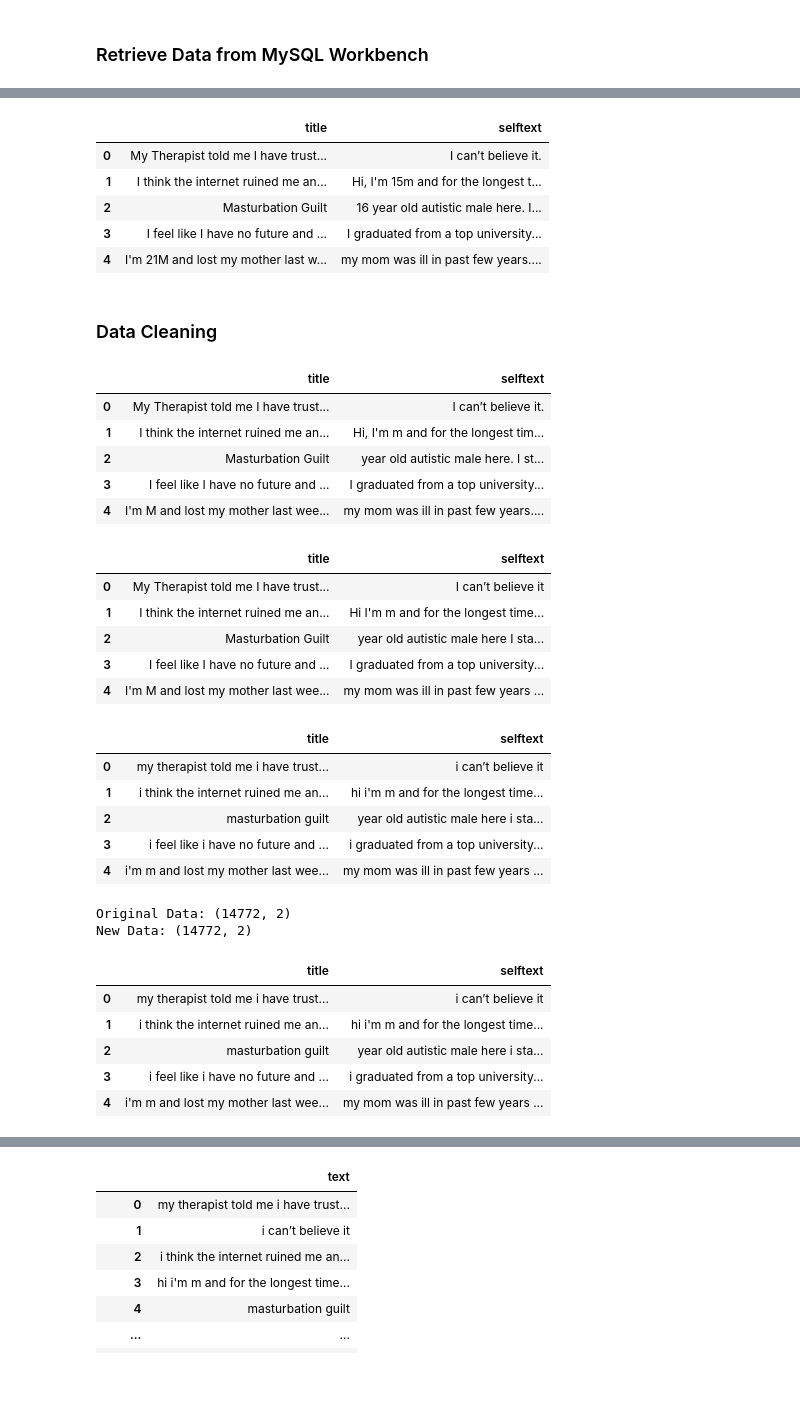
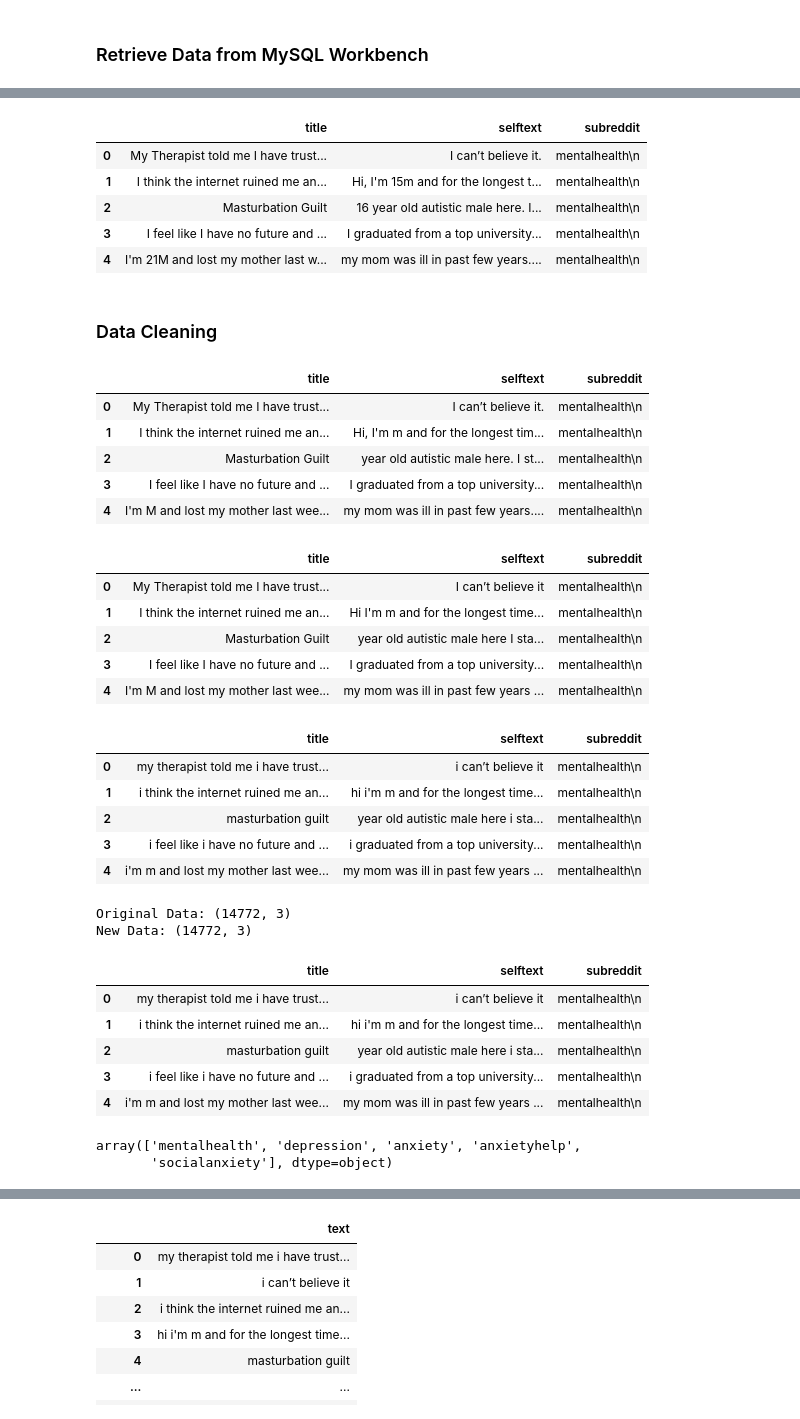
Before and after one commit to WillisYangg/FYP_Sentic_API, a Jupyter notebook: Data Cleaning/reddit_data_cleaning.ipynb, the cells around one changed output, grey strips where cells are left out. Cells and saved outputs as stored; diff of their text form; code cells hidden in the pictures; blank space fills up the shorter version.

```diff
--- a/Data Cleaning/reddit_data_cleaning.ipynb
+++ b/Data Cleaning/reddit_data_cleaning.ipynb
@@ -35,15 +35,15 @@ df.head()
 | 3 | I feel like I have no future and ... | I graduated from a top university... | hot | mentalhealth\n | 2024-03-17 12:03:07 |
 | 4 | I'm 21M and lost my mother last w... | my mom was ill in past few years.... | hot | mentalhealth\n | 2024-03-17 16:33:49 |
 # %%
-df = df[['title', 'selftext']]
+df = df[['title', 'selftext', 'subreddit']]
 df.head()
 # %% [output]
-|  | title | selftext |
-| 0 | My Therapist told me I have trust... | I can’t believe it. |
-| 1 | I think the internet ruined me an... | Hi, I'm 15m and for the longest t... |
-| 2 | Masturbation Guilt | 16 year old autistic male here. I... |
-| 3 | I feel like I have no future and ... | I graduated from a top university... |
-| 4 | I'm 21M and lost my mother last w... | my mom was ill in past few years.... |
+|  | title | selftext | subreddit |
+| 0 | My Therapist told me I have trust... | I can’t believe it. | mentalhealth\n |
+| 1 | I think the internet ruined me an... | Hi, I'm 15m and for the longest t... | mentalhealth\n |
+| 2 | Masturbation Guilt | 16 year old autistic male here. I... | mentalhealth\n |
+| 3 | I feel like I have no future and ... | I graduated from a top university... | mentalhealth\n |
+| 4 | I'm 21M and lost my mother last w... | my mom was ill in past few years.... | mentalhealth\n |
 # %% [markdown]
 ### Data Cleaning
 # %%
@@ -52,12 +52,12 @@ df.head()
 df = df.replace('\d+', '', regex=True)
 df.head()
 # %% [output]
-|  | title | selftext |
-| 0 | My Therapist told me I have trust... | I can’t believe it. |
-| 1 | I think the internet ruined me an... | Hi, I'm m and for the longest tim... |
-| 2 | Masturbation Guilt | year old autistic male here. I st... |
-| 3 | I feel like I have no future and ... | I graduated from a top university... |
-| 4 | I'm M and lost my mother last wee... | my mom was ill in past few years.... |
+|  | title | selftext | subreddit |
+| 0 | My Therapist told me I have trust... | I can’t believe it. | mentalhealth\n |
+| 1 | I think the internet ruined me an... | Hi, I'm m and for the longest tim... | mentalhealth\n |
+| 2 | Masturbation Guilt | year old autistic male here. I st... | mentalhealth\n |
+| 3 | I feel like I have no future and ... | I graduated from a top university... | mentalhealth\n |
+| 4 | I'm M and lost my mother last wee... | my mom was ill in past few years.... | mentalhealth\n |
 # %%
 # remove punctuations in dataframe
 # edit some punctuations to space instead
@@ -66,24 +66,24 @@ df = df.replace('[.,]+', '', regex=True)
 df = df.replace('[/]+', ' ', regex=True)
 df.head()
 # %% [output]
-|  | title | selftext |
-| 0 | My Therapist told me I have trust... | I can’t believe it |
-| 1 | I think the internet ruined me an... | Hi I'm m and for the longest time... |
-| 2 | Masturbation Guilt | year old autistic male here I sta... |
-| 3 | I feel like I have no future and ... | I graduated from a top university... |
-| 4 | I'm M and lost my mother last wee... | my mom was ill in past few years ... |
+|  | title | selftext | subreddit |
+| 0 | My Therapist told me I have trust... | I can’t believe it | mentalhealth\n |
+| 1 | I think the internet ruined me an... | Hi I'm m and for the longest time... | mentalhealth\n |
+| 2 | Masturbation Guilt | year old autistic male here I sta... | mentalhealth\n |
+| 3 | I feel like I have no future and ... | I graduated from a top university... | mentalhealth\n |
+| 4 | I'm M and lost my mother last wee... | my mom was ill in past few years ... | mentalhealth\n |
 # %%
 # change all to lowercase in dataframe
 
 df = df.apply(lambda x: x.astype(str).str.lower())
 df.head()
 # %% [output]
-|  | title | selftext |
-| 0 | my therapist told me i have trust... | i can’t believe it |
-| 1 | i think the internet ruined me an... | hi i'm m and for the longest time... |
-| 2 | masturbation guilt | year old autistic male here i sta... |
-| 3 | i feel like i have no future and ... | i graduated from a top university... |
-| 4 | i'm m and lost my mother last wee... | my mom was ill in past few years ... |
+|  | title | selftext | subreddit |
+| 0 | my therapist told me i have trust... | i can’t believe it | mentalhealth\n |
+| 1 | i think the internet ruined me an... | hi i'm m and for the longest time... | mentalhealth\n |
+| 2 | masturbation guilt | year old autistic male here i sta... | mentalhealth\n |
+| 3 | i feel like i have no future and ... | i graduated from a top university... | mentalhealth\n |
+| 4 | i'm m and lost my mother last wee... | my mom was ill in past few years ... | mentalhealth\n |
 # %%
 # drop any values in the dataframe
 
@@ -94,11 +94,11 @@ df = df.dropna()
 print("New Data: {}".format(df.shape))
 df.head()
 # %% [output]
-Original Data: (14772, 2)
-New Data: (14772, 2)
+Original Data: (14772, 3)
+New Data: (14772, 3)
-|  | title | selftext |
-| 0 | my therapist told me i have trust... | i can’t believe it |
-| 1 | i think the internet ruined me an... | hi i'm m and for the longest time... |
-| 2 | masturbation guilt | year old autistic male here i sta... |
-| 3 | i feel like i have no future and ... | i graduated from a top university... |
-| 4 | i'm m and lost my mother last wee... | my mom was ill in past few years ... |
+|  | title | selftext | subreddit |
+| 0 | my therapist told me i have trust... | i can’t believe it | mentalhealth\n |
+| 1 | i think the internet ruined me an... | hi i'm m and for the longest time... | mentalhealth\n |
+| 2 | masturbation guilt | year old autistic male here i sta... | mentalhealth\n |
+| 3 | i feel like i have no future and ... | i graduated from a top university... | mentalhealth\n |
+| 4 | i'm m and lost my mother last wee... | my mom was ill in past few years ... | mentalhealth\n |
@@ -104,0 +107,5 @@ New Data: (14772, 2)
+# %%
+df.subreddit.unique()
+# %% [output]
+array(['mentalhealth', 'depression', 'anxiety', 'anxietyhelp',
+       'socialanxiety'], dtype=object)
```
Also changed, not shown: parts of 4 cells of this notebook, 2 other files.
